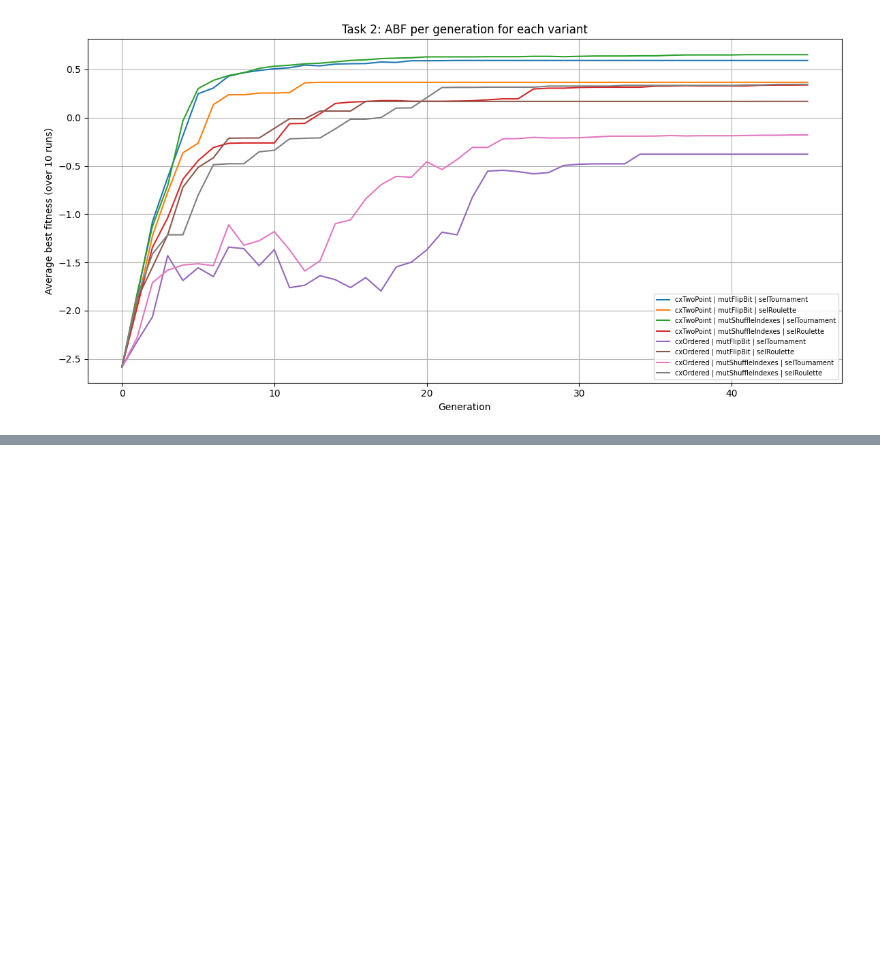
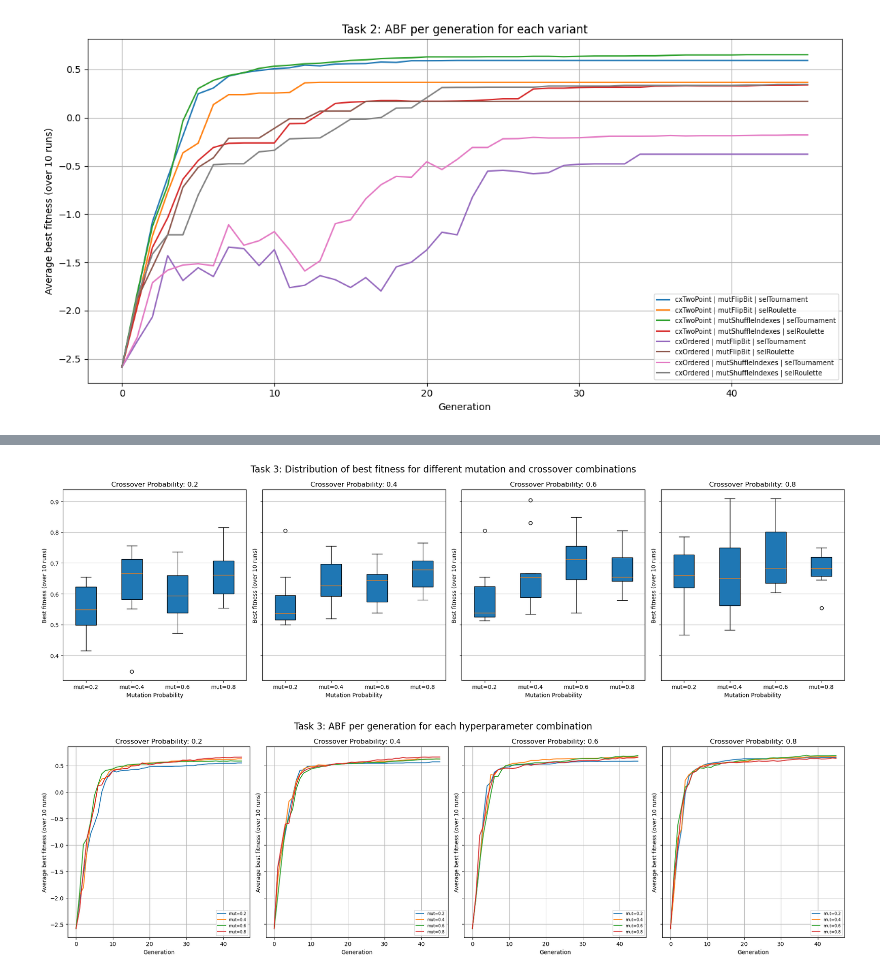
Before and after one commit to dudunudu/Assignment_1, a Jupyter notebook: src/assignment1.ipynb, the cells around one changed output, grey strips where cells are left out. Drawn from its saved outputs; the diff is of its cells as text; code cells hidden in the pictures; blank space fills up the shorter version.

Commit message:
task 3

```diff
--- a/src/assignment1.ipynb
+++ b/src/assignment1.ipynb
@@ -341,0 +450,14 @@ plt.show()
+# %%
+cx_prob_batch = [0.2, 0.4, 0.6, 0.8] # Crossover probabilities
+mut_prob = [0.2, 0.4, 0.6, 0.8] # Mutation probabilities
+
+results = test_hyperparameters(mut_prob, cx_prob_batch)
+# Save to csv file
+results_df = pd.DataFrame({
+    "Mutation Probability": [mut for mut, cx, _ in results.keys()],
+    "Crossover Probability": [cx for mut, cx, _ in results.keys()],
+    "Best Fitnesses": [results[(mut, cx, 'run_time')][0] for mut, cx, _ in results.keys()],
+    "ABF Curves": [results[(mut, cx, 'run_time')][1] for mut, cx, _ in results.keys()],
+    "Running Times": [results[(mut, cx, 'run_time')][2] for mut, cx, _ in results.keys()],
+})
+results_df.to_csv("task3_results.csv", index=False)
@@ -341,0 +508,9 @@ plt.show()
+# %%
+boxplot_1 = boxplot_task3(results)
+boxplot_1.savefig("task3_boxplots.png", dpi=200)
+
+abf_lines_1 = abf_lines_task3(results)
+abf_lines_1.savefig("task3_abf_lines.png", dpi=200)
+# %% [output]
+[figure, added]
+[figure, added]
```
Also changed, not shown: parts of 8 cells of this notebook, 3 other files.
